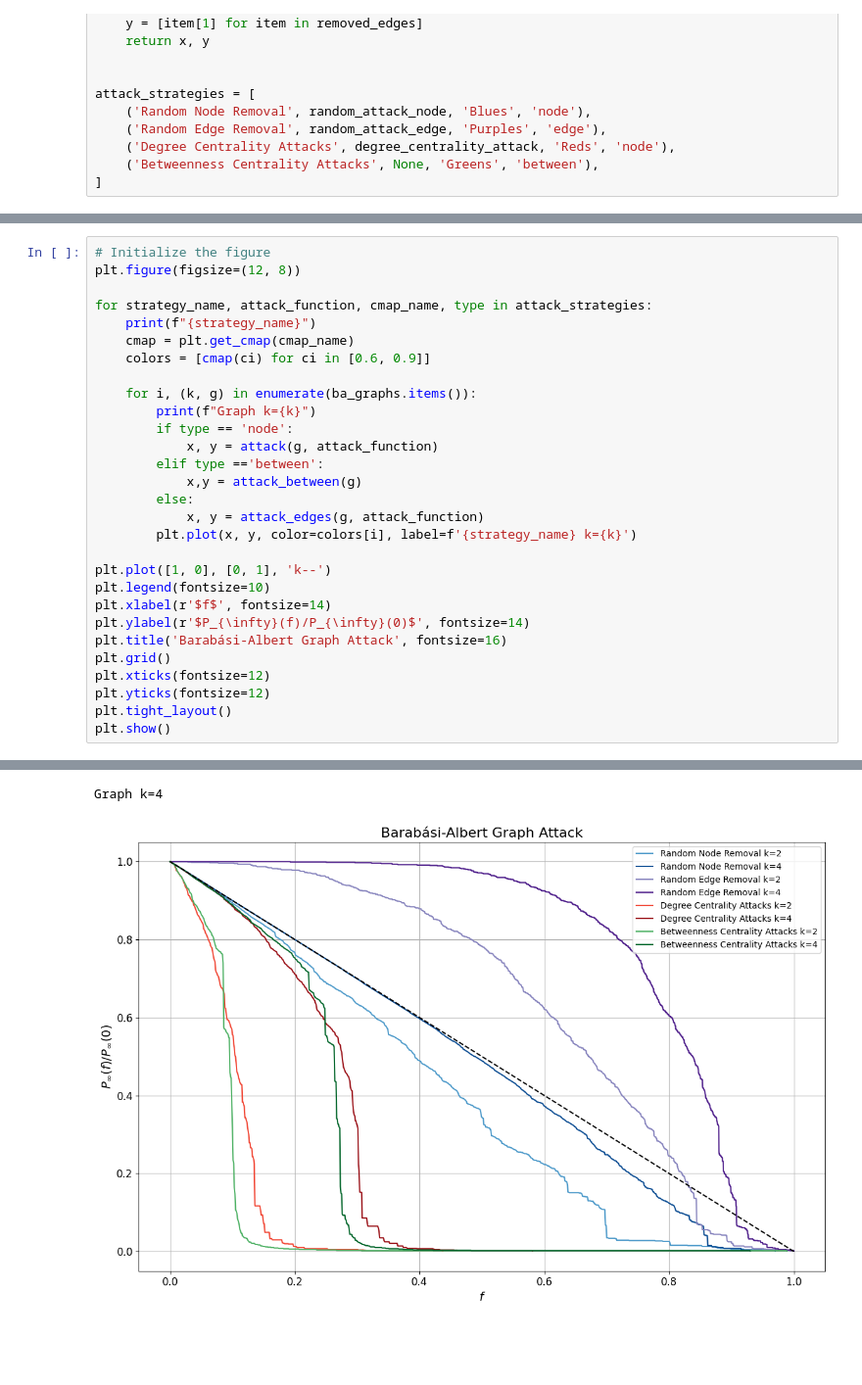
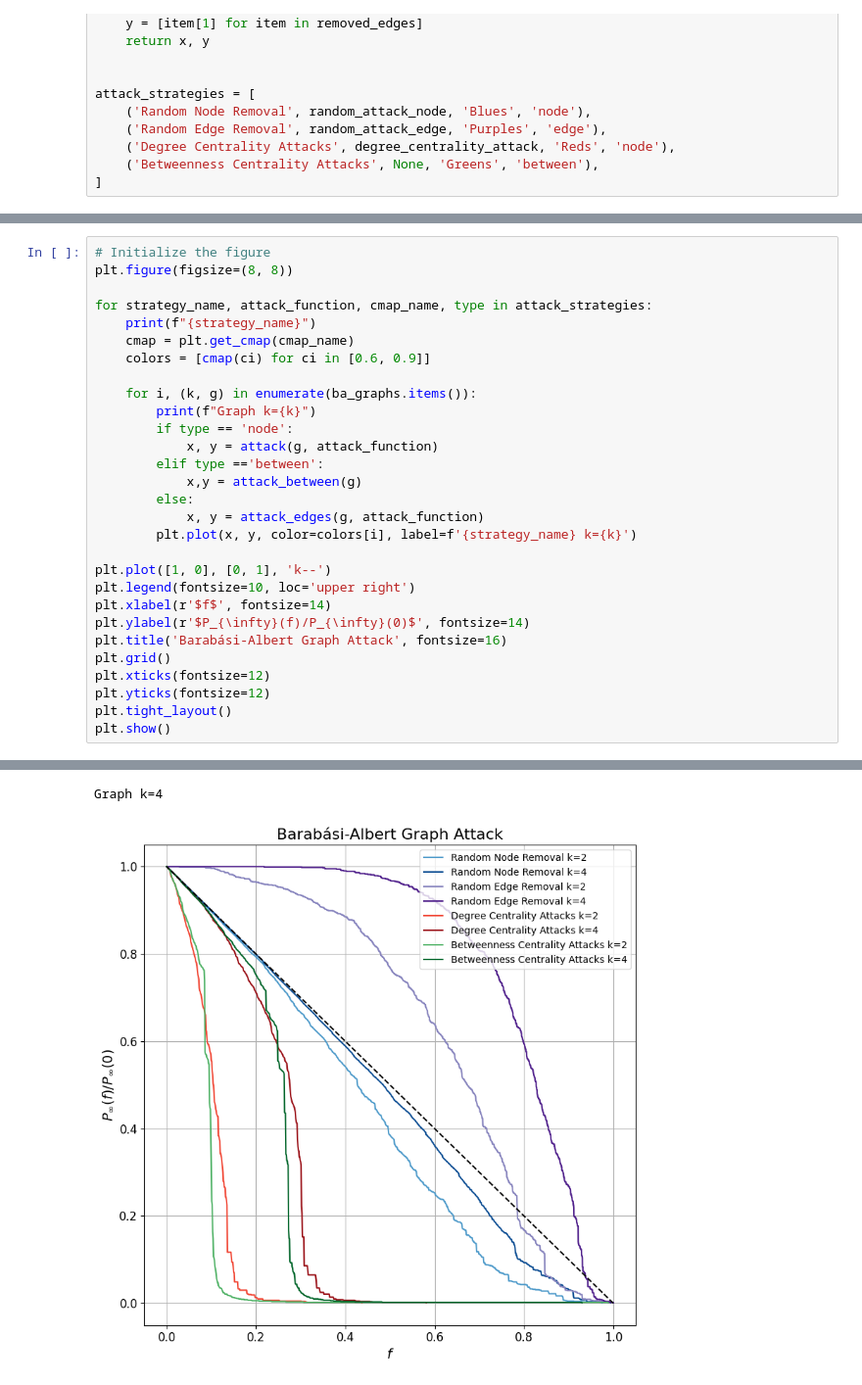
Before and after one commit to eliaswjmuller/HS24_NetworkScience, a Jupyter notebook: A7/HS24_NS_A7_Solutions_Elias_Müller.ipynb, the cells around one changed output, grey strips where cells are left out. Shown at 98% size. Cells and saved outputs as stored; diff of their text form; blank space fills up the shorter version.

```diff
--- a/A7/HS24_NS_A7_Solutions_Elias_Müller.ipynb
+++ b/A7/HS24_NS_A7_Solutions_Elias_Müller.ipynb
@@ -247,6 +247,6 @@ Graph k=4
 # %%
 # Initialize the figure
-plt.figure(figsize=(12, 8))
+plt.figure(figsize=(8, 8))
 
 for strategy_name, attack_function, cmap_name, type in attack_strategies:
     print(f"{strategy_name}")
@@ -258,34 +258,34 @@ for strategy_name, attack_function, cmap_name, type in attack_strategies:
         if type == 'node':
             x, y = attack(g, attack_function)
         elif type =='between':
             x,y = attack_between(g)
         else:
             x, y = attack_edges(g, attack_function)
         plt.plot(x, y, color=colors[i], label=f'{strategy_name} k={k}')
 
 plt.plot([1, 0], [0, 1], 'k--')
-plt.legend(fontsize=10)
+plt.legend(fontsize=10, loc='upper right')
 plt.xlabel(r'$f$', fontsize=14)
 plt.ylabel(r'$P_{\infty}(f)/P_{\infty}(0)$', fontsize=14)
 plt.title('Barabási-Albert Graph Attack', fontsize=16)
 plt.grid()
 plt.xticks(fontsize=12)
 plt.yticks(fontsize=12)
 plt.tight_layout()
 plt.show()
 # %% [output]
 Random Node Removal
 Graph k=2
 Graph k=4
 Random Edge Removal
 Graph k=2
 Graph k=4
 Degree Centrality Attacks
 Graph k=2
 Graph k=4
 Betweenness Centrality Attacks
 Graph k=2
 Graph k=4
-[figure, old version]
+[figure, new version]
 # %%
 # Initialize the figure
```
Also changed, not shown: parts of 3 cells of this notebook.
